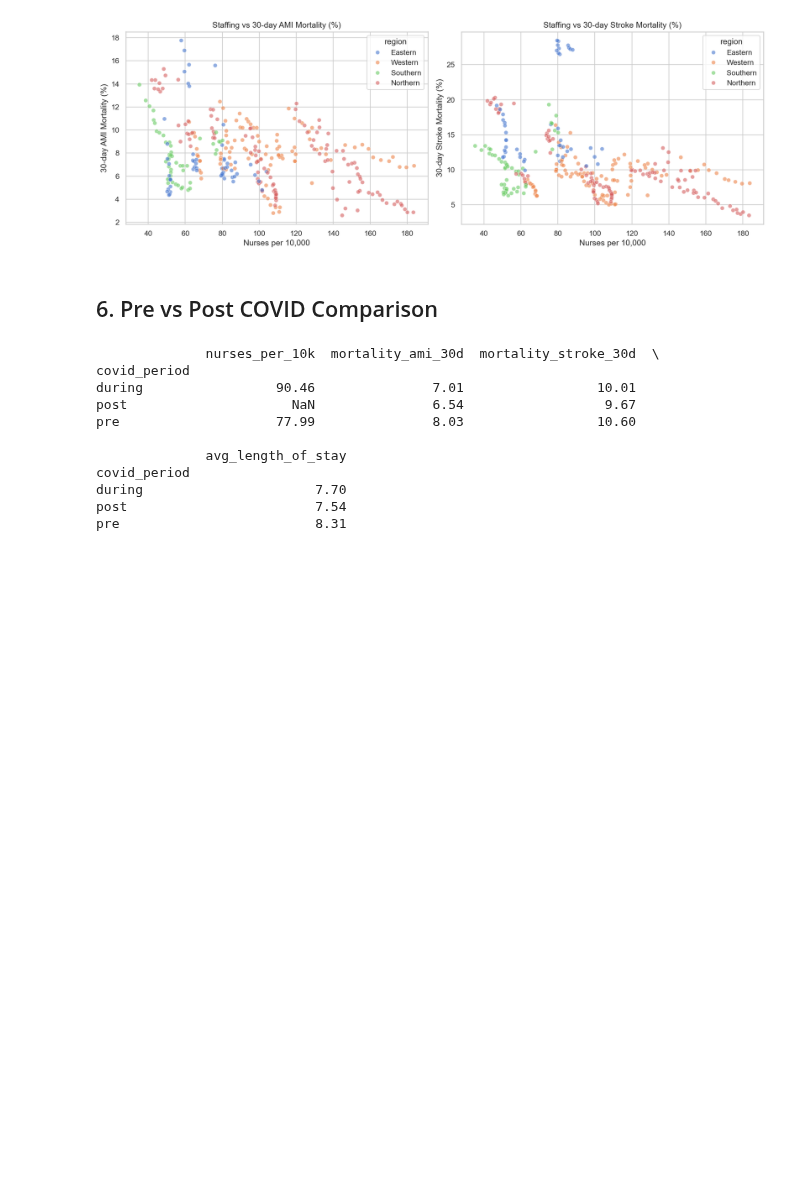
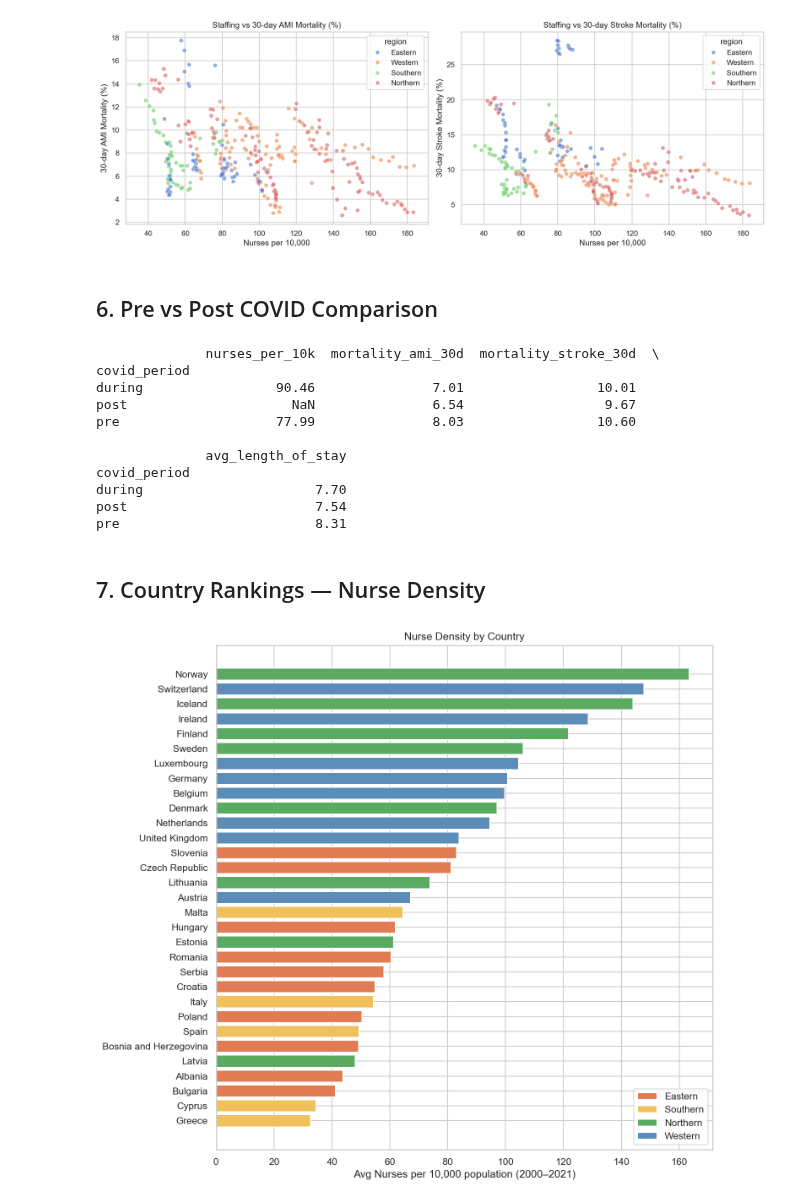
Before and after one commit to kitsakisGk/Nurse-Staffing-Europe, a Jupyter notebook: notebooks/02_eda.ipynb, the cells around one changed output. Drawn from its saved outputs; the diff is of its cells as text; code cells hidden in the pictures; blank space fills up the shorter version.

Commit message:
Add country rankings, mortality trends, box plots, top/bottom 5, and regression scatter to EDA

```diff
--- a/notebooks/02_eda.ipynb
+++ b/notebooks/02_eda.ipynb
@@ -122,3 +122,26 @@ covid_period
 during                      7.70
 post                        7.54
 pre                         8.31
+# %% [markdown]
+## 7. Country Rankings — Nurse Density
+# %%
+country_avg = df.groupby(['country', 'region'])['nurses_per_10k'].mean().reset_index().dropna()
+country_avg = country_avg.sort_values('nurses_per_10k')
+
+colors = {'Eastern': '#e07b54', 'Southern': '#f0c05a', 'Northern': '#5aab61', 'Western': '#5b8db8'}
+
+fig, ax = plt.subplots(figsize=(10, 9))
+bars = ax.barh(country_avg['country'], country_avg['nurses_per_10k'],
+               color=[colors[r] for r in country_avg['region']])
+ax.set_xlabel('Avg Nurses per 10,000 population (2000–2021)')
+ax.set_title('Nurse Density by Country')
+
+from matplotlib.patches import Patch
+legend_elements = [Patch(facecolor=c, label=r) for r, c in colors.items()]
+ax.legend(handles=legend_elements, loc='lower right')
+
+plt.tight_layout()
+plt.savefig(FIGURES + 'country_nurse_ranking.png')
+plt.show()
+# %% [output]
+[figure, added]
```
Also changed, not shown: parts of 8 cells of this notebook.
